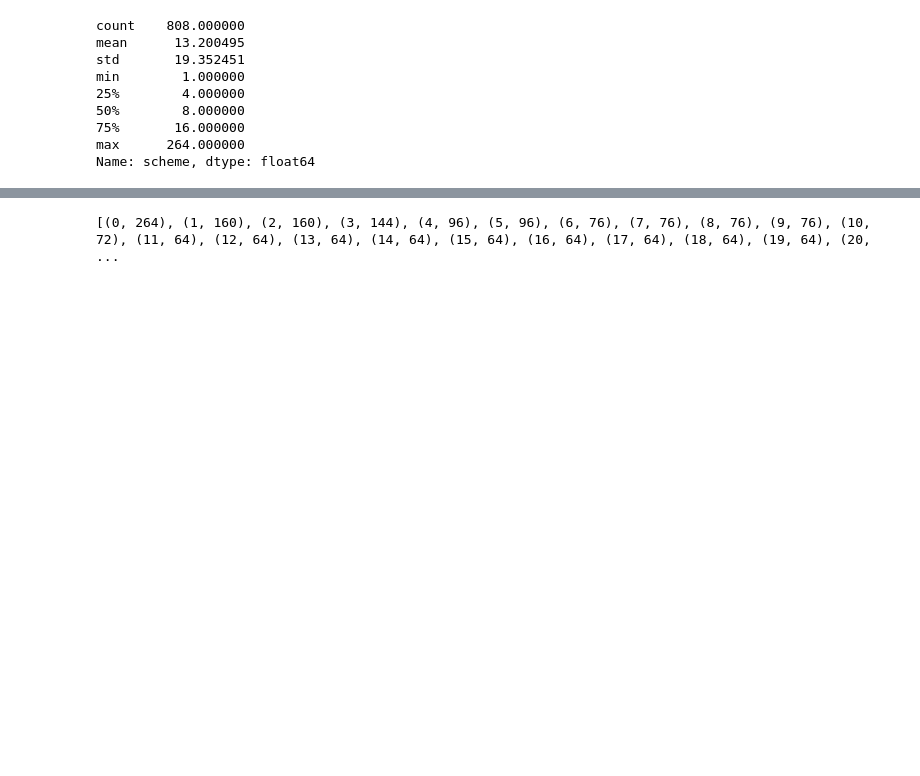
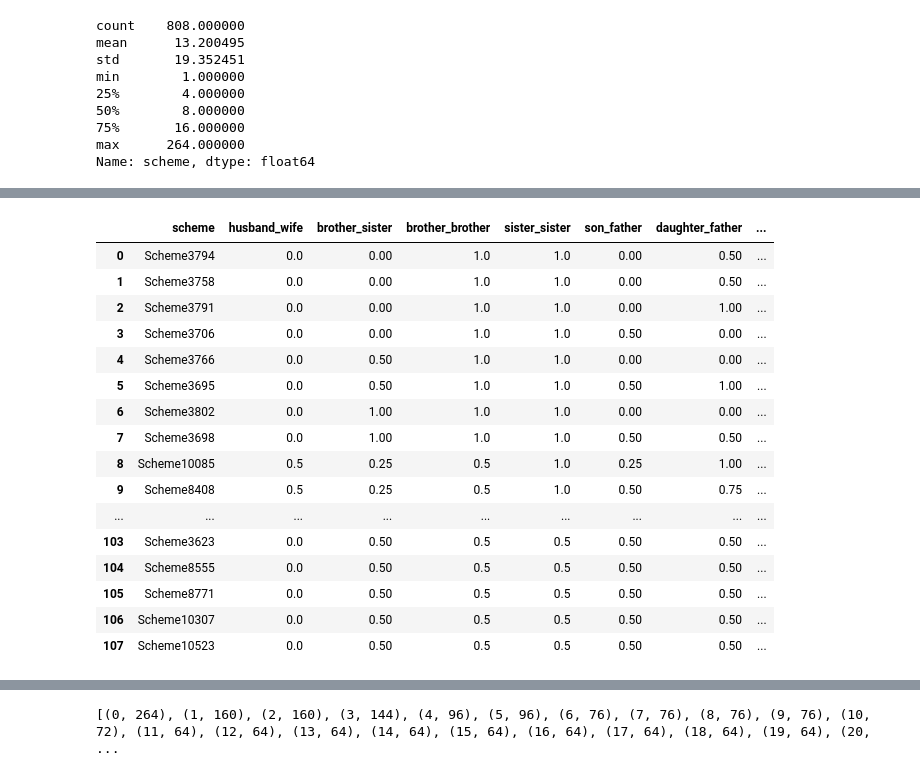
Before and after one commit to RC2630/surnames, a Jupyter notebook: analysis.ipynb, the cells around one changed output, grey strips where cells are left out. Drawn from its saved outputs; the diff is of its cells as text; code cells hidden in the pictures; blank space fills up the shorter version.

```diff
--- a/analysis.ipynb
+++ b/analysis.ipynb
@@ -98,0 +122,8 @@ Name: scheme, dtype: float64
+# %%
+odds: pd.DataFrame = distinct_scores[distinct_scores.scheme % 2 == 1]
+odd_scores: list[Iterable[float]] = list(odds[score_columns].to_numpy())
+score_to_multiplicity: dict[tuple[float, ...], int] = \
+    {tuple(odd_scores[i]): odds.scheme.iloc[i] for i in range(len(odds))}
+
+odd_df: pd.DataFrame = df[df.set_index(score_columns).index.isin(odd_scores)]
+odd_df
@@ -98,0 +144,28 @@ Name: scheme, dtype: float64
+# %%
+odd_df["multiplicity"] = 0
+for i in odd_df.index:
+    odd_df.loc[i, "multiplicity"] = \
+        score_to_multiplicity[tuple(odd_df.loc[i, score_columns])] # type: ignore
+
+pd.set_option("display.max_rows", None)
+odd_df.sort_values(["multiplicity"] + score_columns, inplace = True)
+# %%
+odd_df.reset_index(drop = True)
+# %% [output]
+|  | scheme | husband_wife | brother_sister | brother_brother | sister_sister | son_father | daughter_father | ... |
+| 0 | Scheme3794 | 0.0 | 0.00 | 1.0 | 1.0 | 0.00 | 0.50 | ... |
+| 1 | Scheme3758 | 0.0 | 0.00 | 1.0 | 1.0 | 0.00 | 0.50 | ... |
+| 2 | Scheme3791 | 0.0 | 0.00 | 1.0 | 1.0 | 0.00 | 1.00 | ... |
+| 3 | Scheme3706 | 0.0 | 0.00 | 1.0 | 1.0 | 0.50 | 0.00 | ... |
+| 4 | Scheme3766 | 0.0 | 0.50 | 1.0 | 1.0 | 0.00 | 0.00 | ... |
+| 5 | Scheme3695 | 0.0 | 0.50 | 1.0 | 1.0 | 0.50 | 1.00 | ... |
+| 6 | Scheme3802 | 0.0 | 1.00 | 1.0 | 1.0 | 0.00 | 0.00 | ... |
+| 7 | Scheme3698 | 0.0 | 1.00 | 1.0 | 1.0 | 0.50 | 0.50 | ... |
+| 8 | Scheme10085 | 0.5 | 0.25 | 0.5 | 1.0 | 0.25 | 1.00 | ... |
+| 9 | Scheme8408 | 0.5 | 0.25 | 0.5 | 1.0 | 0.50 | 0.75 | ... |
+| ... | ... | ... | ... | ... | ... | ... | ... | ... |
+| 103 | Scheme3623 | 0.0 | 0.50 | 0.5 | 0.5 | 0.50 | 0.50 | ... |
+| 104 | Scheme8555 | 0.0 | 0.50 | 0.5 | 0.5 | 0.50 | 0.50 | ... |
+| 105 | Scheme8771 | 0.0 | 0.50 | 0.5 | 0.5 | 0.50 | 0.50 | ... |
+| 106 | Scheme10307 | 0.0 | 0.50 | 0.5 | 0.5 | 0.50 | 0.50 | ... |
+| 107 | Scheme10523 | 0.0 | 0.50 | 0.5 | 0.5 | 0.50 | 0.50 | ... |
```
Also changed, not shown: parts of 6 cells of this notebook, 1 other file.
